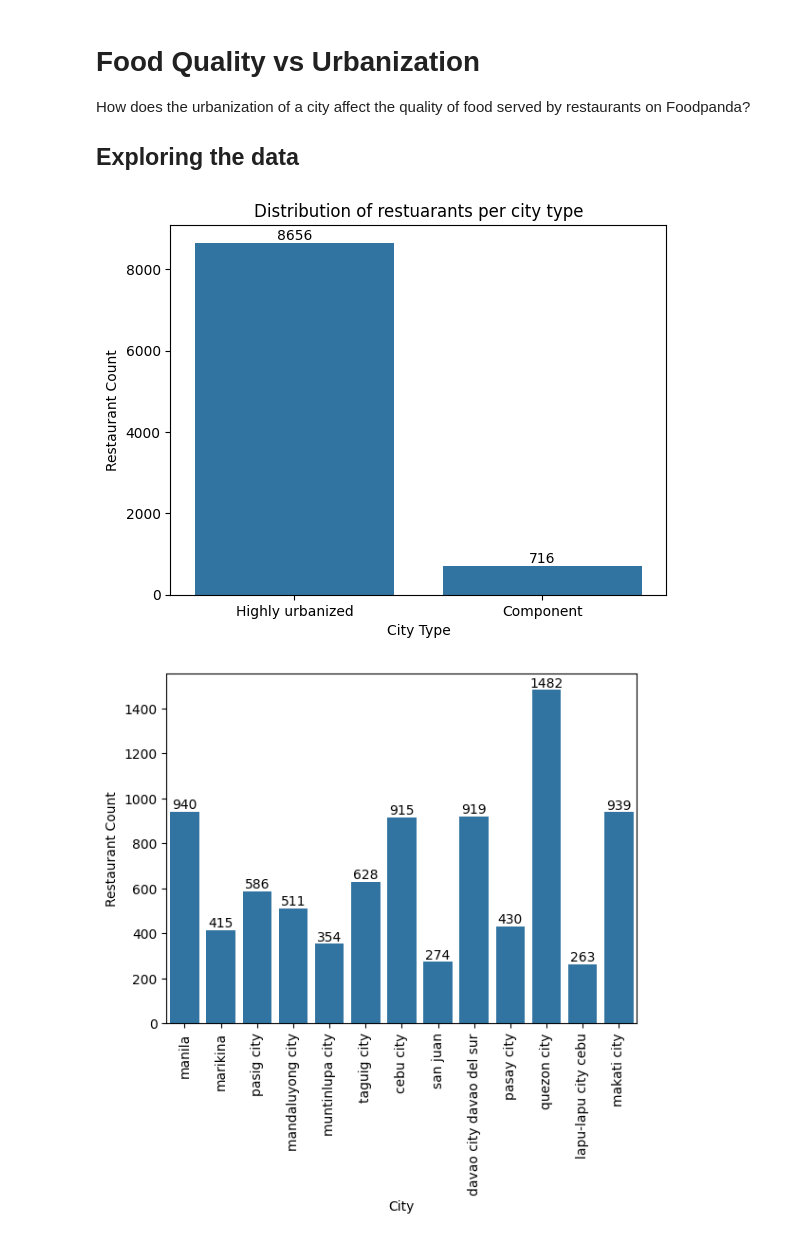
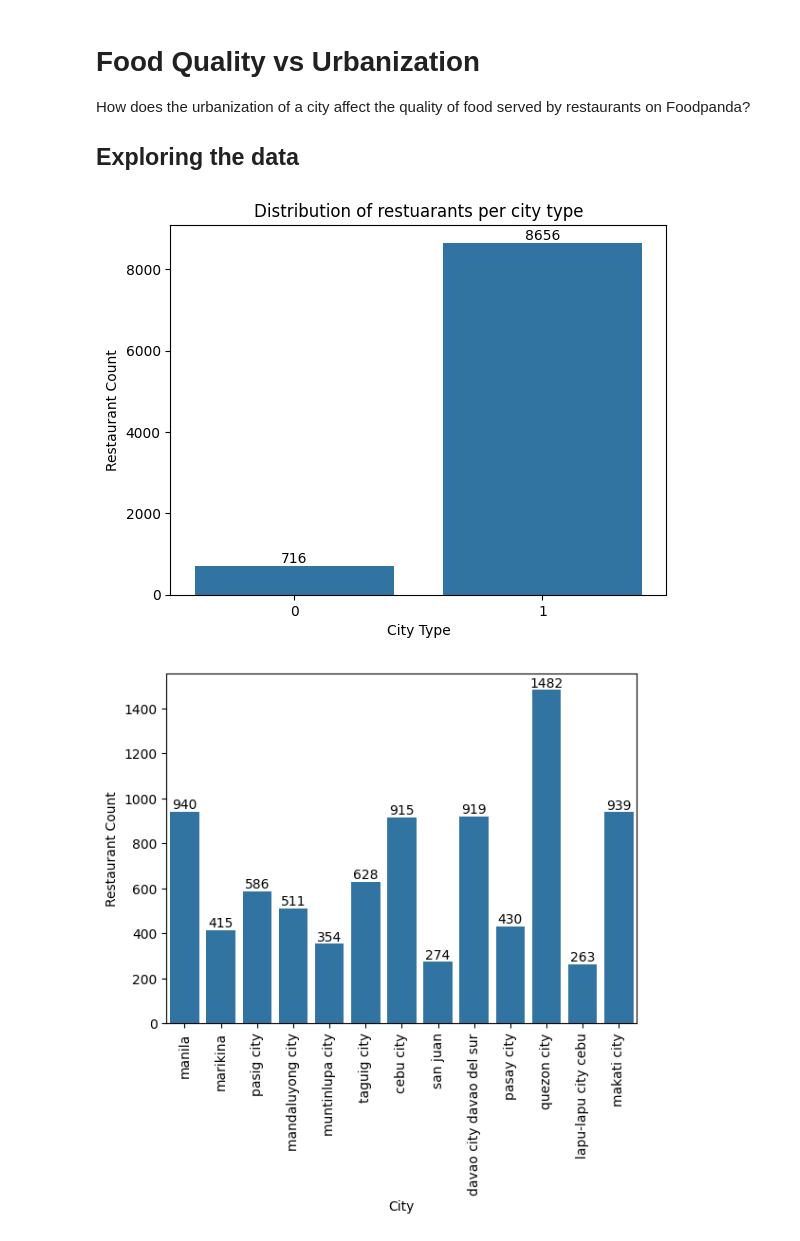
Before and after one commit to Enoux/psa, a Jupyter notebook: data/hypothesis_food_quality_vs_urbanization.ipynb, the cells around one changed output. Drawn from its saved outputs; the diff is of its cells as text; code cells hidden in the pictures.

```diff
--- a/data/hypothesis_food_quality_vs_urbanization.ipynb
+++ b/data/hypothesis_food_quality_vs_urbanization.ipynb
@@ -22,38 +22,38 @@ highly_urbanized_cities = [
     'marikina',
     'muntinlupa city',
     'pasay city',
     'pasig city',
     'quezon city',
     'san juan',
     'taguig city'
 ]
 
 component_cities = [
     'dagupan pangasinan',
     'koronadal south cotabato',
     'malolos bulacan',
     'ormoc leyte',
     'valencia bukidnon'
 ]
 
 def label_city(vector):
     if vector["City"] in highly_urbanized_cities:
-        return "Highly urbanized"
+        return 1
     else:
-        return "Component"
+        return 0
 
-ph_restos["CityType"] = ph_restos.apply(label_city, axis=1)
+ph_restos["HighlyUrbanized"] = ph_restos.apply(label_city, axis=1)
 ph_restos.head()
 
-ax = sns.countplot(data=ph_restos, x='CityType')
+ax = sns.countplot(data=ph_restos, x='HighlyUrbanized')
 ax.bar_label(ax.containers[0]) # type: ignore
 
 plt.xlabel("City Type")
 plt.ylabel("Restaurant Count")
 plt.title("Distribution of restuarants per city type")
 plt.show()
 # %% [output]
-[figure, old version]
+[figure, new version]
 # %%
 ax = sns.countplot(data=ph_restos[ph_restos["City"].isin(highly_urbanized_cities)], x = "City")
 ax.tick_params(axis='x', rotation=90)
```
Also changed, not shown: parts of 2 cells of this notebook, 1 other file.
